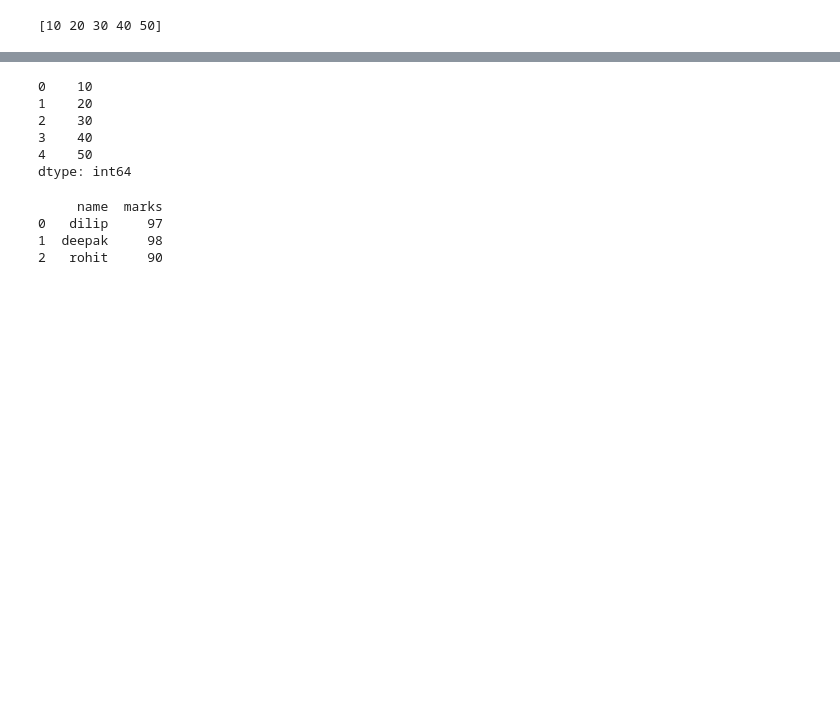
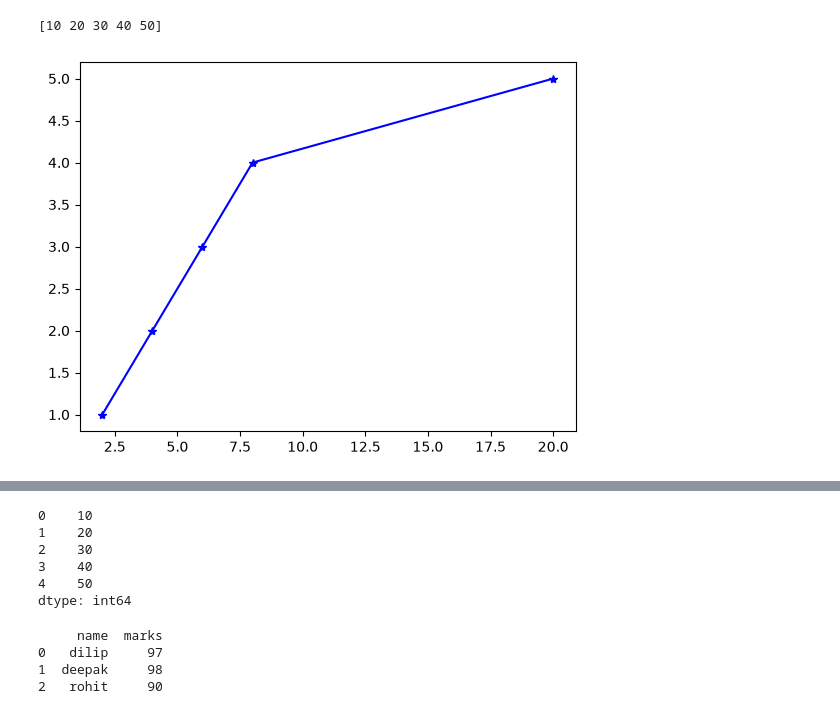
Before and after one commit to dilip23456789012-hub/python, a Jupyter notebook: practice.ipynb, the cells around one changed output, grey strips where cells are left out. Drawn from its saved outputs; the diff is of its cells as text; code cells hidden in the pictures; blank space fills up the shorter version.

```diff
--- a/practice.ipynb
+++ b/practice.ipynb
@@ -6,3 +6,11 @@ a = np.array([10, 20, 30, 40, 50])
 print(a)
 # %% [output]
 [10 20 30 40 50]
+# %%
+import matplotlib.pyplot as plt
+X=[2,4,6,8,20]
+Y=[1,2,3,4,5]
+plt.plot(X,Y,color="blue" ,marker="*")
+plt.show()
+# %% [output]
+[figure, added]
```
Also changed, not shown: parts of 5 cells of this notebook, 2 other files.
